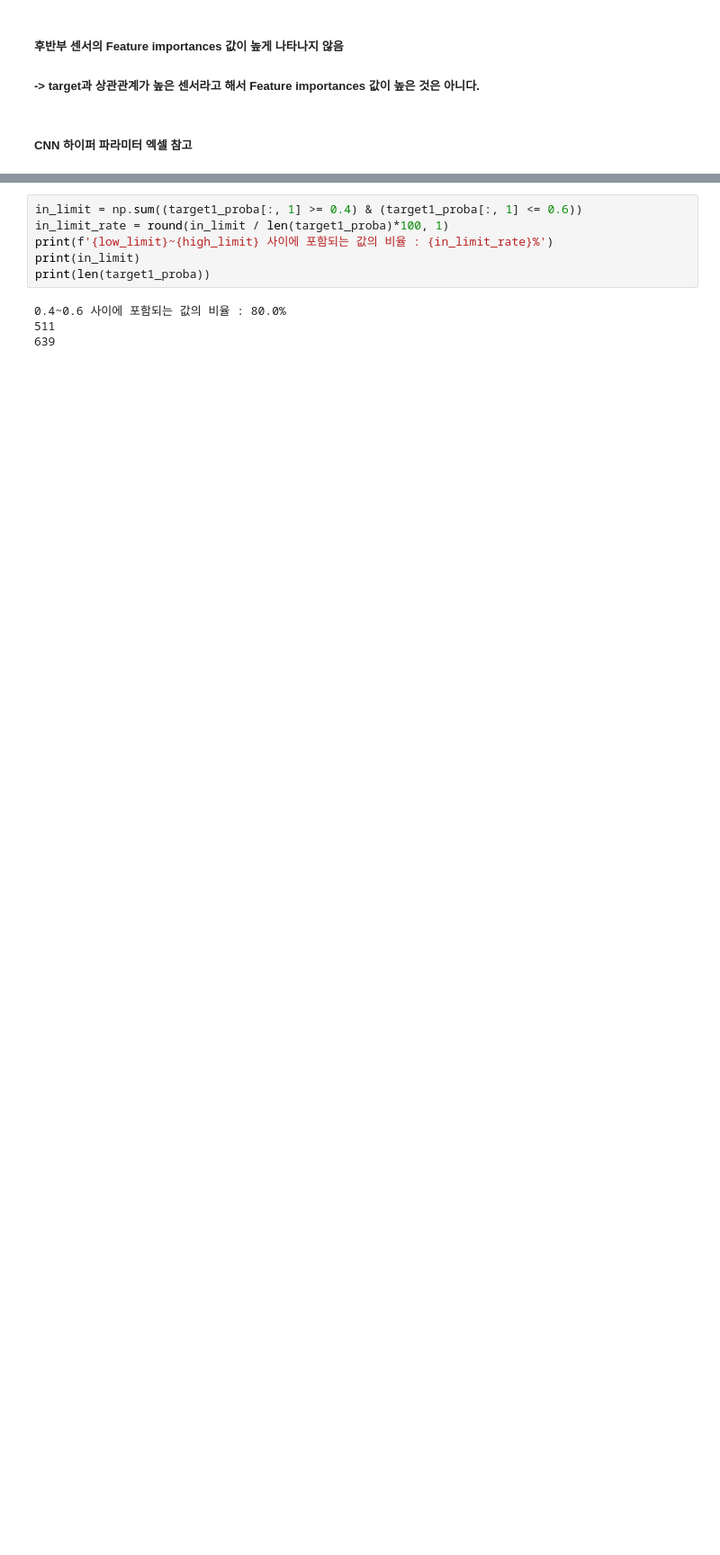
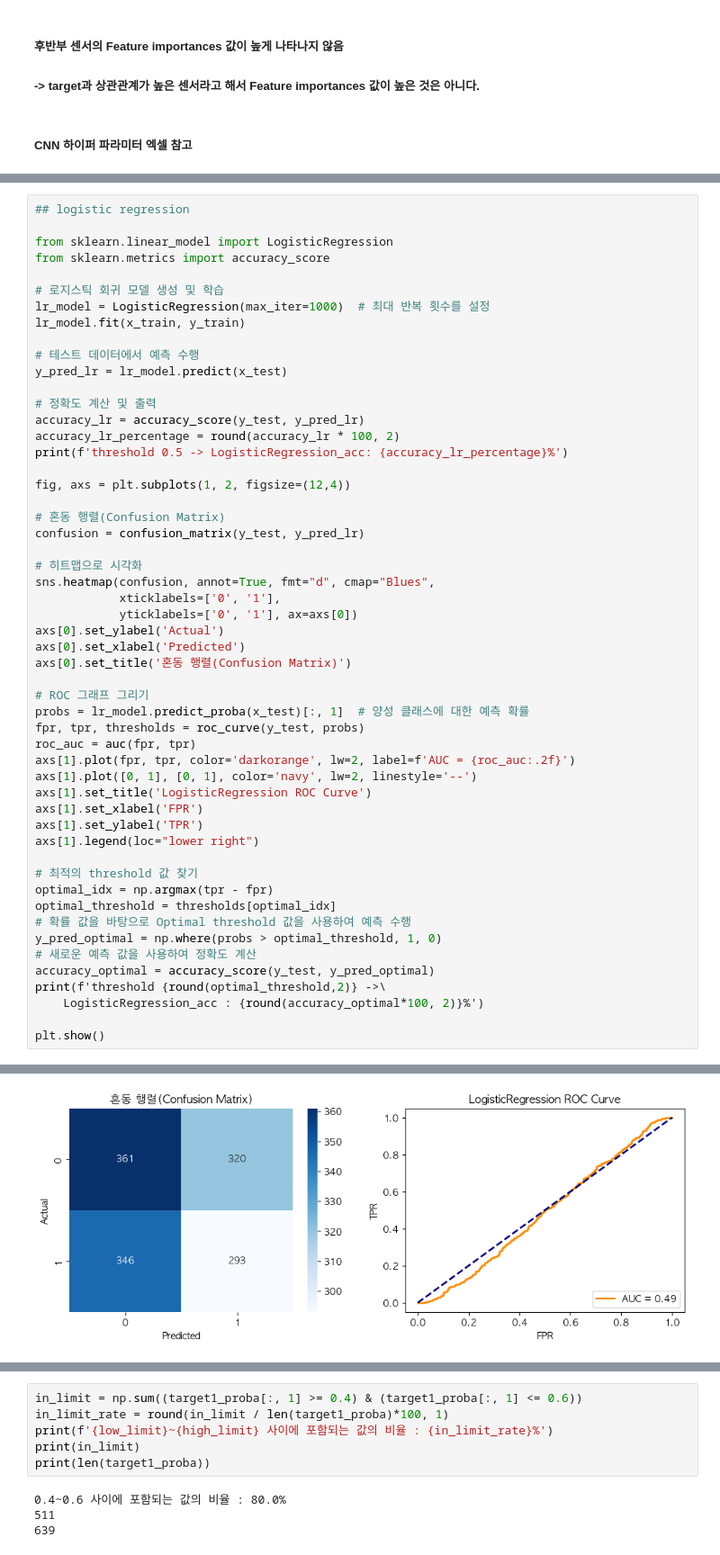
Before and after one commit to ParkSungHyon/smart_factory_2, a Jupyter notebook: Ford/ford3_report.ipynb, the cells around one changed output, grey strips where cells are left out. Shown at 90% size. Saved outputs shown, nothing was run; the diff lists cells and outputs as text; blank space fills up the shorter version.

```diff
--- a/Ford/ford3_report.ipynb
+++ b/Ford/ford3_report.ipynb
@@ -397,2 +548,56 @@ print(f'Logistic Regression accuracy: {accuracy_lr_percentage}%')
 # %% [output]
 Logistic Regression accuracy: 49.55%
+# %%
+## logistic regression
+
+from sklearn.linear_model import LogisticRegression
+from sklearn.metrics import accuracy_score
+
+# 로지스틱 회귀 모델 생성 및 학습
+lr_model = LogisticRegression(max_iter=1000)  # 최대 반복 횟수를 설정
+lr_model.fit(x_train, y_train)
+
+# 테스트 데이터에서 예측 수행
+y_pred_lr = lr_model.predict(x_test)
+
+# 정확도 계산 및 출력
+accuracy_lr = accuracy_score(y_test, y_pred_lr)
+accuracy_lr_percentage = round(accuracy_lr * 100, 2)
+print(f'threshold 0.5 -> LogisticRegression_acc: {accuracy_lr_percentage}%')
+
+fig, axs = plt.subplots(1, 2, figsize=(12,4))
+
+# 혼동 행렬(Confusion Matrix)
+confusion = confusion_matrix(y_test, y_pred_lr)
+
+# 히트맵으로 시각화
+sns.heatmap(confusion, annot=True, fmt="d", cmap="Blues",
+            xticklabels=['0', '1'],
+            yticklabels=['0', '1'], ax=axs[0])
+axs[0].set_ylabel('Actual')
+axs[0].set_xlabel('Predicted')
+axs[0].set_title('혼동 행렬(Confusion Matrix)')
+
+# ROC 그래프 그리기
+probs = lr_model.predict_proba(x_test)[:, 1]  # 양성 클래스에 대한 예측 확률
+fpr, tpr, thresholds = roc_curve(y_test, probs)
+roc_auc = auc(fpr, tpr)
+axs[1].plot(fpr, tpr, color='darkorange', lw=2, label=f'AUC = {roc_auc:.2f}')
+axs[1].plot([0, 1], [0, 1], color='navy', lw=2, linestyle='--')
+axs[1].set_title('LogisticRegression ROC Curve')
+axs[1].set_xlabel('FPR')
+axs[1].set_ylabel('TPR')
+axs[1].legend(loc="lower right")
+
+# 최적의 threshold 값 찾기
+optimal_idx = np.argmax(tpr - fpr)
+optimal_threshold = thresholds[optimal_idx]
+# 확률 값을 바탕으로 Optimal threshold 값을 사용하여 예측 수행
+y_pred_optimal = np.where(probs > optimal_threshold, 1, 0)
+# 새로운 예측 값을 사용하여 정확도 계산
+accuracy_optimal = accuracy_score(y_test, y_pred_optimal)
+print(f'threshold {round(optimal_threshold,2)} ->\
+    LogisticRegression_acc : {round(accuracy_optimal*100, 2)}%')
+
+plt.show()
+# %% [output]
@@ -399 +606,2 @@ Logistic Regression accuracy: 49.55%
+[figure, added]
 # %%
```
Also changed, not shown: parts of 14 cells of this notebook, 3 other files.
